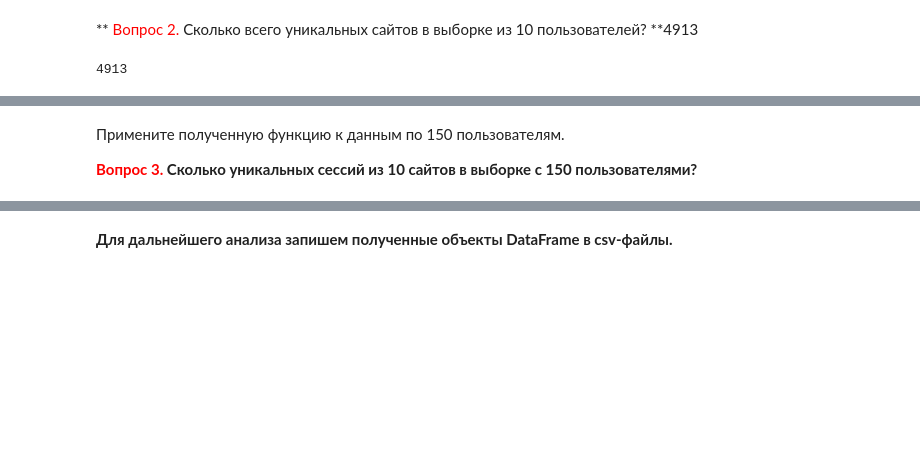
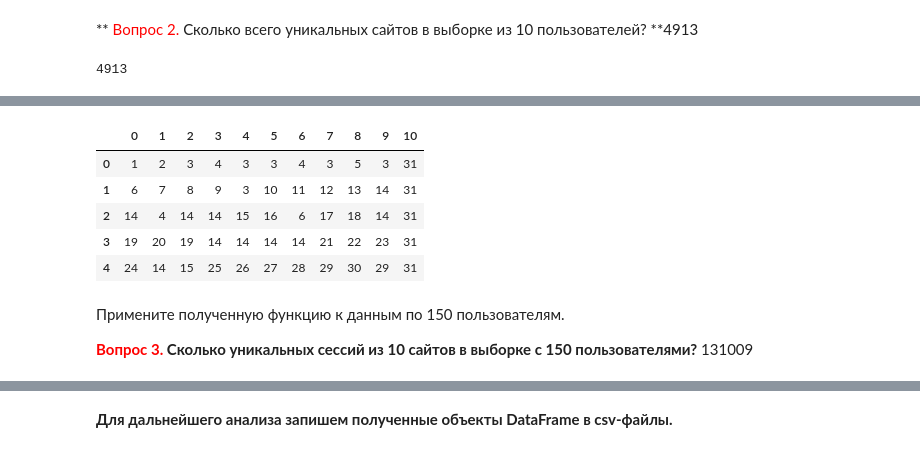
Before and after one commit to Eldar7/mlcourse_open, a Jupyter notebook: jupyter_russian/project_alice/week1_prepare_dataset.ipynb, the cells around one changed output, grey strips where cells are left out. Drawn from its saved outputs; the diff is of its cells as text; code cells hidden in the pictures; blank space fills up the shorter version.

```diff
--- a/jupyter_russian/project_alice/week1_prepare_dataset.ipynb
+++ b/jupyter_russian/project_alice/week1_prepare_dataset.ipynb
@@ -547,3 +568,40 @@ train_data_10users.shape[0]-train_data_10users[columns].groupby(columns).size().
 len(site_freq_10users)
 # %% [output]
 4913
+# %%
+def prepare_train_set_2(path_to_csv_files, session_length=10):
+    ''' ВАШ КОД ЗДЕСЬ '''
+    dict_unique_sites = {}
+    columns = list()
+    for i in range(session_length):
+        columns.append('site'+str(i+1))
+    columns.append('user_id')
+    site_index = 1
+    sessions = []
+    for filename in glob(path_to_csv_files+'/*.csv'):
+#         print(filename)
+        user_id = int(filename[-8:-4])
+        data = pd.read_csv(filename)
+        session_number = 0   #положение сайта в session строке
+        row = [0]*10         #session строка
+        row.append(user_id)
+        for site in data.site:
+#             print (site)
+            if site not in dict_unique_sites:
+                dict_unique_sites[site]=(site_index, 1)
+                site_index+=1
+            else:
+                dict_unique_sites[site] = dict_unique_sites[site][0],dict_unique_sites[site][1]+1
+            if (session_number<session_length):
+                row[session_number] = dict_unique_sites[site][0]
+                session_number+=1
+            else:
+#                 df = df.append(pd.DataFrame([row], columns=columns), ignore_index=True)
+                sessions.append(row)
+                row = [0]*10 + [user_id]
+                session_number=0
+                row[session_number] = dict_unique_sites[site][0]
+                session_number+=1
+        sessions.append(row)
+
+    return pd.DataFrame(sessions), dict_unique_sites
@@ -549,0 +660,4 @@ len(site_freq_10users)
+# %%
+%%time
+train_data_10users, site_freq_10users = prepare_train_set_2(os.path.join(PATH_TO_DATA, '10users'),
+                                                     session_length=10)
@@ -550,4 +666,13 @@ len(site_freq_10users)
+# %%
+train_data_10users.head()
+# %% [output]
+|  | 0 | 1 | 2 | 3 | 4 | 5 | 6 | 7 | 8 | 9 | 10 |
+| 0 | 1 | 2 | 3 | 4 | 3 | 3 | 4 | 3 | 5 | 3 | 31 |
+| 1 | 6 | 7 | 8 | 9 | 3 | 10 | 11 | 12 | 13 | 14 | 31 |
+| 2 | 14 | 4 | 14 | 14 | 15 | 16 | 6 | 17 | 18 | 14 | 31 |
+| 3 | 19 | 20 | 19 | 14 | 14 | 14 | 14 | 21 | 22 | 23 | 31 |
+| 4 | 24 | 14 | 15 | 25 | 26 | 27 | 28 | 29 | 30 | 29 | 31 |
 # %% [markdown]
 Примените полученную функцию к данным по 150 пользователям.
 
-**<font color='red'> Вопрос 3. </font> Сколько уникальных сессий из 10 сайтов в выборке с 150 пользователями?**
+**<font color='red'> Вопрос 3. </font> Сколько уникальных сессий из 10 сайтов в выборке с 150 пользователями?** 131009
```
Also changed, not shown: parts of 29 cells of this notebook, 17 other files.
